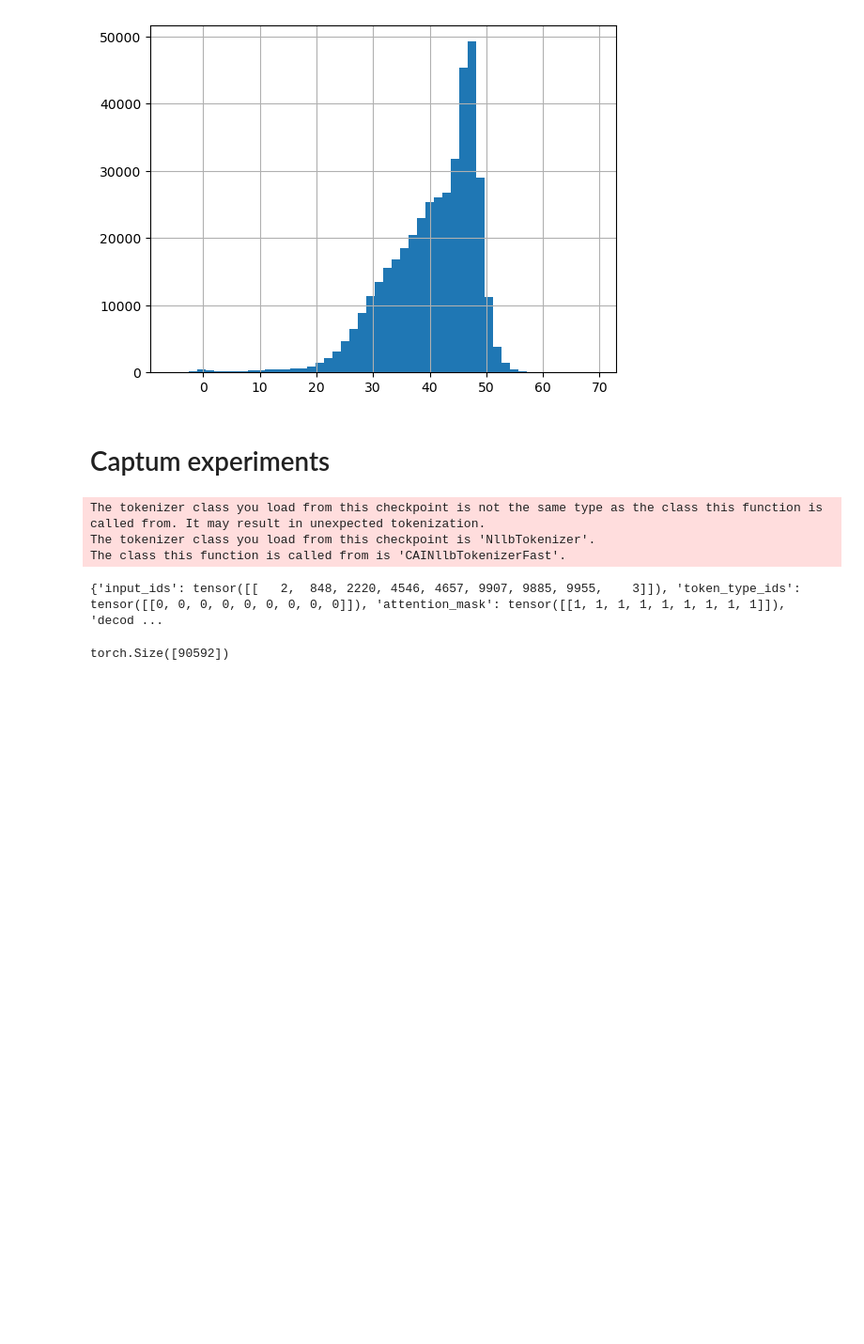
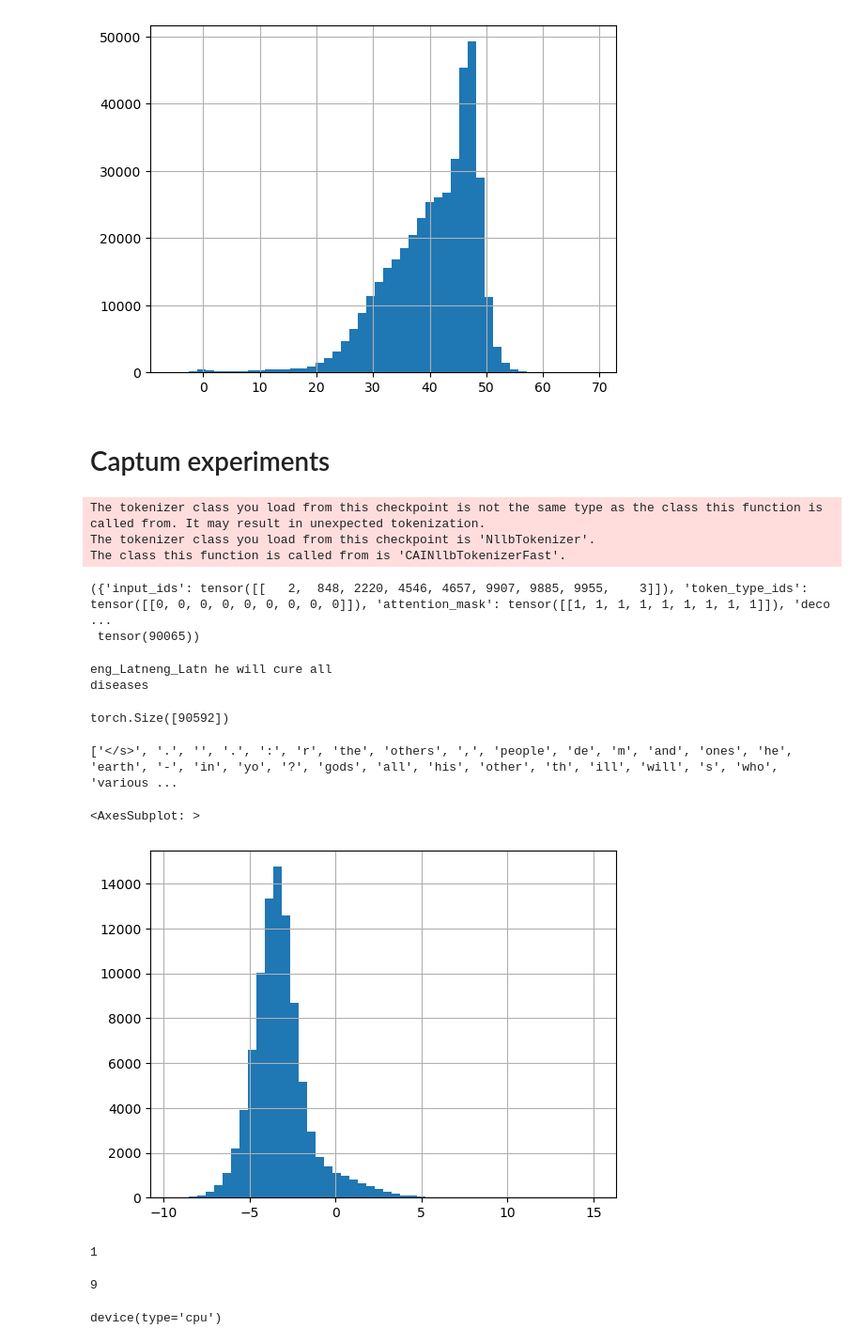
Before and after one commit to CompassionAI/garland, a Jupyter notebook: notebooks/Bitext template mining.ipynb, the cells around one changed output. Shown at 94% size. Drawn from its saved outputs; the diff is of its cells as text; code cells hidden in the pictures; blank space fills up the shorter version.

```diff
--- a/notebooks/Bitext template mining.ipynb
+++ b/notebooks/Bitext template mining.ipynb
@@ -329,7 +332,7 @@ The tokenizer class you load from this checkpoint is not the same type as the cl
 The tokenizer class you load from this checkpoint is 'NllbTokenizer'.
 The class this function is called from is 'CAINllbTokenizerFast'.
 # %%
-source, target = "ནད་ཐམས་ཅད་སོས་པར་གྱུར་ཏེ།", "he will cure all "
+source, target, next_target = "ནད་ཐམས་ཅད་སོས་པར་གྱུར་ཏེ།", "he will cure all ", "diseases"
 # %%
 inputs = translator.tokenizer(source, return_tensors="pt")
 
@@ -339,12 +342,37 @@ with translator.tokenizer.as_target_tokenizer():
     inputs['decoder_attention_mask'] = _['attention_mask'][:,:-1]
     del _
 
-inputs
+with translator.tokenizer.as_target_tokenizer():
+    label = translator.tokenizer(next_target, return_tensors="pt")['input_ids']
+assert len(label[0]) == 4
+label = label[0, -2]
+
+inputs, label
 # %% [output]
-{'input_ids': tensor([[   2,  848, 2220, 4546, 4657, 9907, 9885, 9955,    3]]), 'token_type_ids': tensor([[0, 0, 0, 0, 0, 0, 0, 0, 0]]), 'attention_mask': tensor([[1, 1, 1, 1, 1, 1, 1, 1, 1]]), 'decod ...
+({'input_ids': tensor([[   2,  848, 2220, 4546, 4657, 9907, 9885, 9955,    3]]), 'token_type_ids': tensor([[0, 0, 0, 0, 0, 0, 0, 0, 0]]), 'attention_mask': tensor([[1, 1, 1, 1, 1, 1, 1, 1, 1]]), 'deco ...
+ tensor(90065))
+# %%
+with translator.tokenizer.as_target_tokenizer():
+    print(translator.tokenizer.decode(inputs['decoder_input_ids'][0]))
+
+with translator.tokenizer.as_target_tokenizer():
+    print(translator.tokenizer.decode([label]))
+# %% [output]
+eng_Latneng_Latn he will cure all
+diseases
 # %%
 with torch.no_grad():
     logits = translator.model(**inputs).logits[0][-1]
 logits.shape
 # %% [output]
 torch.Size([90592])
+# %%
+with translator.tokenizer.as_target_tokenizer():
+    print(translator.tokenizer.batch_decode(torch.topk(logits, 50).indices.unsqueeze(dim=1).tolist()))
+# %% [output]
+['</s>', '.', '', '.', ':', 'r', 'the', 'others', ',', 'people', 'de', 'm', 'and', 'ones', 'he', 'earth', '-', 'in', 'yo', '?', 'gods', 'all', 'his', 'other', 'th', 'ill', 'will', 's', 'who', 'various ...
+# %%
+pd.Series(logits).hist(bins=50)
+# %% [output]
+<AxesSubplot: >
+[figure, added]
@@ -350,0 +381,6 @@ torch.Size([90592])
+# %%
+with translator.tokenizer.as_target_tokenizer():
+    pad_index = translator.tokenizer.pad_token_id
+pad_index
+# %% [output]
+1
@@ -350,0 +389,10 @@ torch.Size([90592])
+# %%
+seq_length = inputs['input_ids'].shape[1]
+seq_length
+# %% [output]
+9
+# %%
+device = translator.model.device
+device
+# %% [output]
+device(type='cpu')
```
Also changed, not shown: parts of 11 cells of this notebook.
